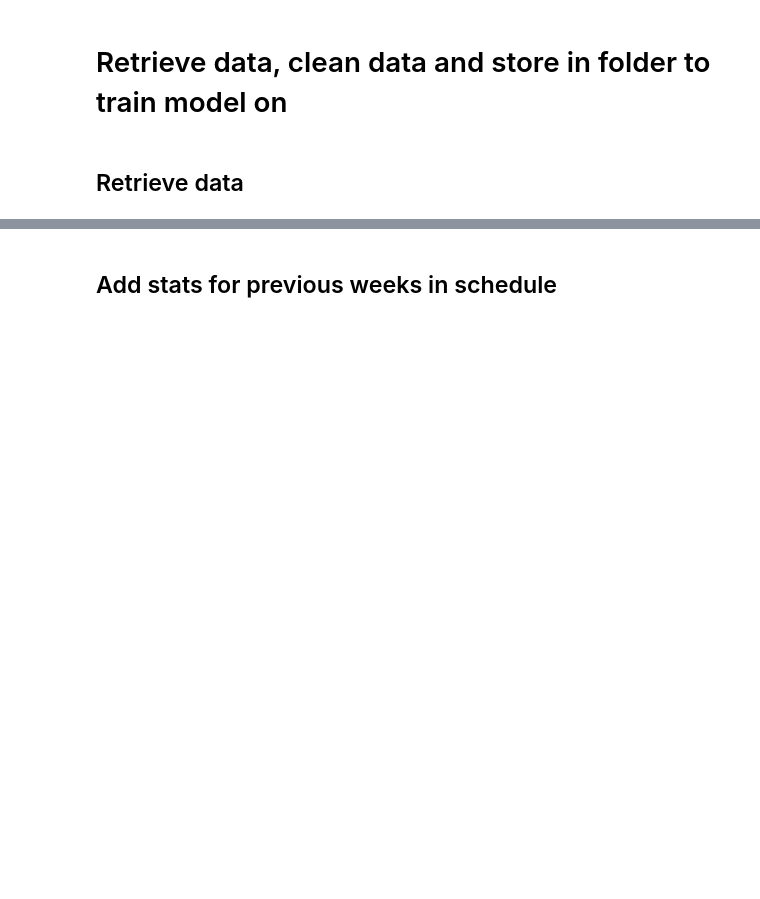
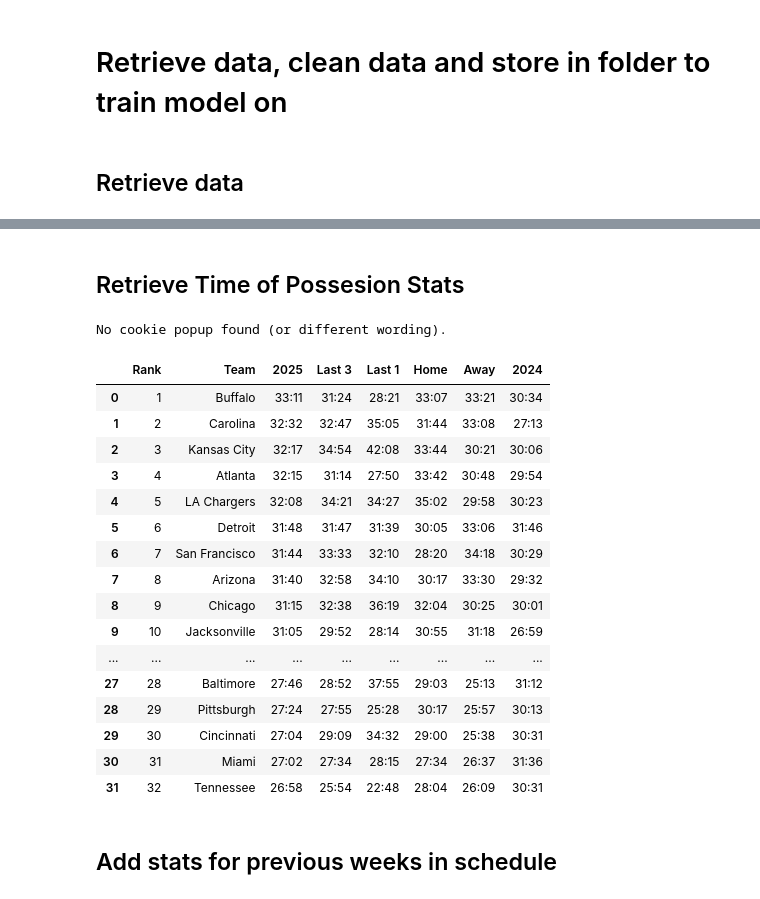
Before and after one commit to tyler-burns/NFLMatchupPrediction, a Jupyter notebook: Code/TrainingDataRetrieval.ipynb, the cells around one changed output, grey strips where cells are left out. Cells and saved outputs as stored; diff of their text form; code cells hidden in the pictures; blank space fills up the shorter version.

Commit message:
Added time of possession stats using selenium

```diff
--- a/Code/TrainingDataRetrieval.ipynb
+++ b/Code/TrainingDataRetrieval.ipynb
@@ -165,0 +172,7 @@ team_stats
+# %% [markdown]
+## Retrieve Time of Possesion Stats
+# %%
+# https://www.teamrankings.com/nfl/stat/average-time-of-possession-net-of-ot
+
+# set up the browser
+driver = webdriver.Chrome(service=Service(ChromeDriverManager().install()))
@@ -166,3 +182,42 @@ team_stats
+# %%
+try:
+    popup_button = WebDriverWait(driver, 10).until(
+        EC.element_to_be_clickable((By.XPATH, "//*[@id=\"html\"]/body/div[4]/div/div/div[2]/div/button[2]"))
+    )
+    popup_button.click()
+    print("Cookies accepted.")
+except:
+    print("No cookie popup found (or different wording).")
+# %% [output]
+No cookie popup found (or different wording).
+# %%
+# //*[@id="DataTables_Table_0"]
+
+table = driver.find_element("xpath", "//*[@id=\"DataTables_Table_0\"]")  # example XPath
+
+df = pd.read_html(table.get_attribute("outerHTML"))[0]
+
+driver.quit()
+# %%
+df
+# %% [output]
+|  | Rank | Team | 2025 | Last 3 | Last 1 | Home | Away | 2024 |
+| 0 | 1 | Buffalo | 33:11 | 31:24 | 28:21 | 33:07 | 33:21 | 30:34 |
+| 1 | 2 | Carolina | 32:32 | 32:47 | 35:05 | 31:44 | 33:08 | 27:13 |
+| 2 | 3 | Kansas City | 32:17 | 34:54 | 42:08 | 33:44 | 30:21 | 30:06 |
+| 3 | 4 | Atlanta | 32:15 | 31:14 | 27:50 | 33:42 | 30:48 | 29:54 |
+| 4 | 5 | LA Chargers | 32:08 | 34:21 | 34:27 | 35:02 | 29:58 | 30:23 |
+| 5 | 6 | Detroit | 31:48 | 31:47 | 31:39 | 30:05 | 33:06 | 31:46 |
+| 6 | 7 | San Francisco | 31:44 | 33:33 | 32:10 | 28:20 | 34:18 | 30:29 |
+| 7 | 8 | Arizona | 31:40 | 32:58 | 34:10 | 30:17 | 33:30 | 29:32 |
+| 8 | 9 | Chicago | 31:15 | 32:38 | 36:19 | 32:04 | 30:25 | 30:01 |
+| 9 | 10 | Jacksonville | 31:05 | 29:52 | 28:14 | 30:55 | 31:18 | 26:59 |
+| ... | ... | ... | ... | ... | ... | ... | ... | ... |
+| 27 | 28 | Baltimore | 27:46 | 28:52 | 37:55 | 29:03 | 25:13 | 31:12 |
+| 28 | 29 | Pittsburgh | 27:24 | 27:55 | 25:28 | 30:17 | 25:57 | 30:13 |
+| 29 | 30 | Cincinnati | 27:04 | 29:09 | 34:32 | 29:00 | 25:38 | 30:31 |
+| 30 | 31 | Miami | 27:02 | 27:34 | 28:15 | 27:34 | 26:37 | 31:36 |
+| 31 | 32 | Tennessee | 26:58 | 25:54 | 22:48 | 28:04 | 26:09 | 30:31 |
 # %% [markdown]
 ## Add stats for previous weeks in schedule
 # %%
```
Also changed, not shown: parts of 6 cells of this notebook.
